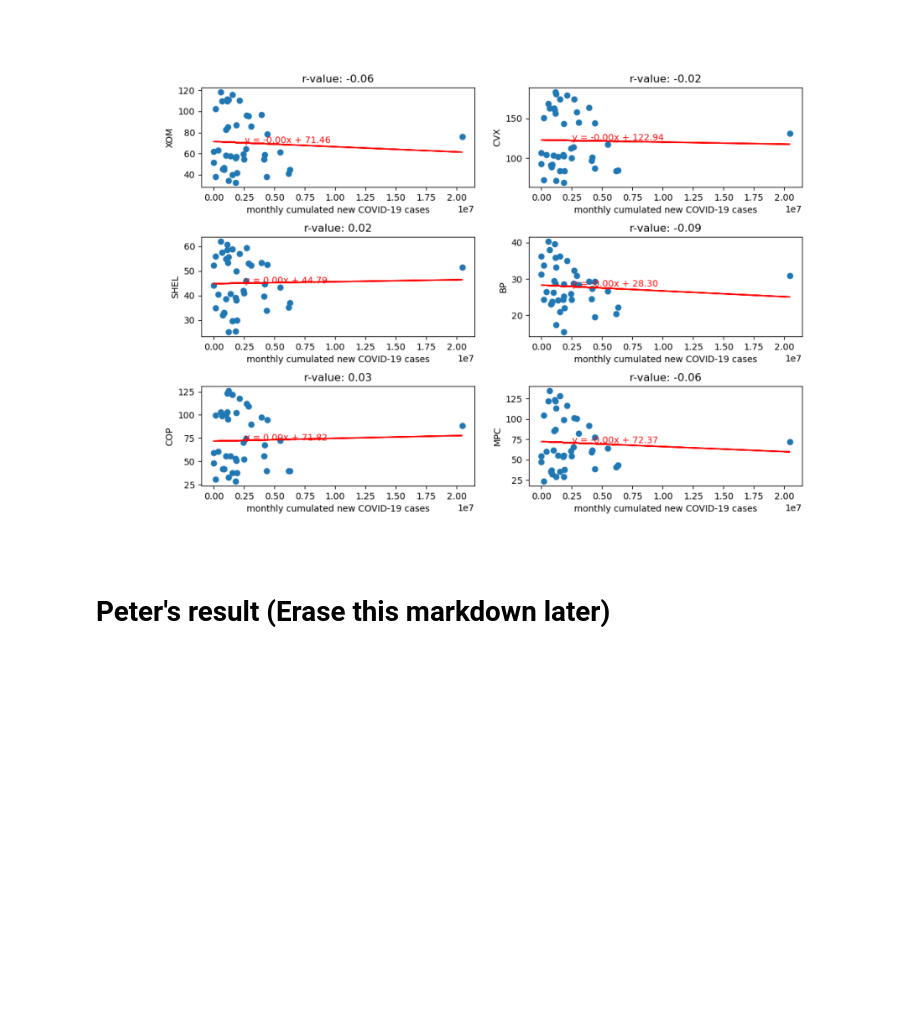
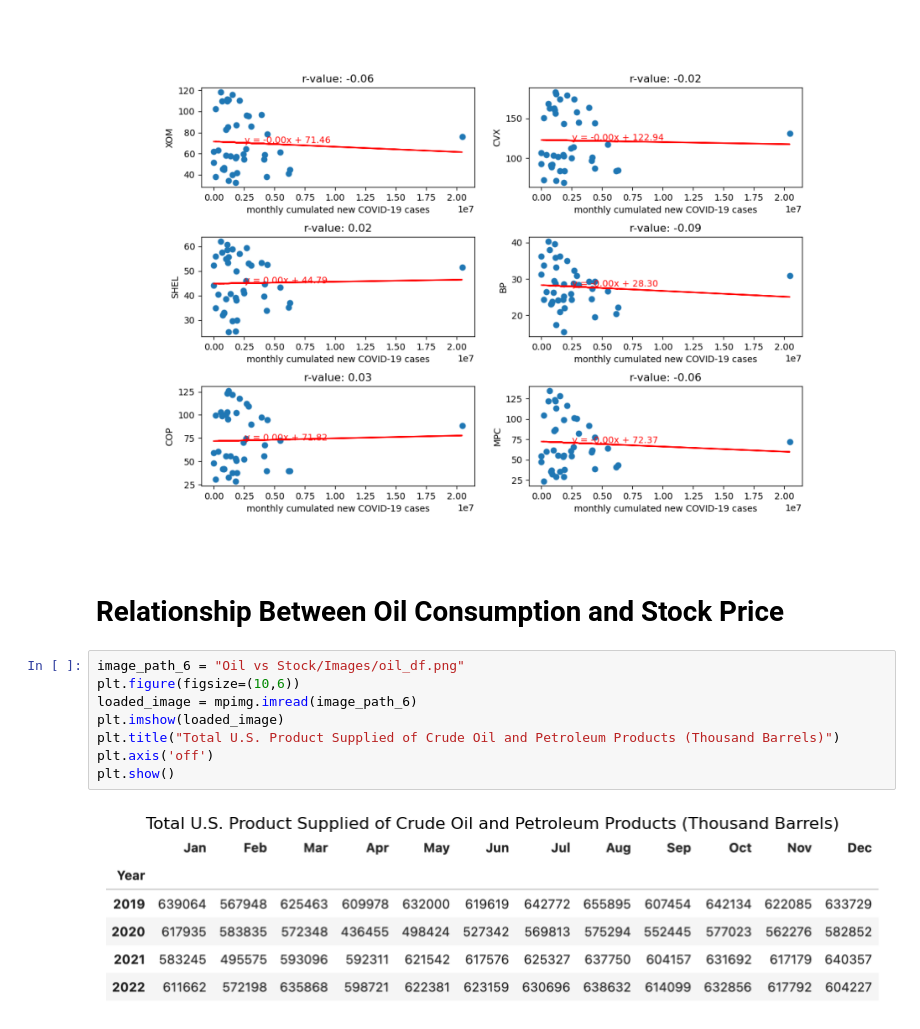
Before and after one commit to SIWhang213/Project-1-group-4, a Jupyter notebook: presentation_group4_draft.ipynb, the cells around one changed output. Cells and saved outputs as stored; diff of their text form; blank space fills up the shorter version.

```diff
--- a/presentation_group4_draft.ipynb
+++ b/presentation_group4_draft.ipynb
@@ -156,4 +156,14 @@ plt.show()
 # %% [output]
 [figure]
 # %% [markdown]
-# Peter's result (Erase this markdown later)
+# Relationship Between Oil Consumption and Stock Price
+# %%
+image_path_6 = "Oil vs Stock/Images/oil_df.png"
+plt.figure(figsize=(10,6))
+loaded_image = mpimg.imread(image_path_6)
+plt.imshow(loaded_image)
+plt.title("Total U.S. Product Supplied of Crude Oil and Petroleum Products (Thousand Barrels)")
+plt.axis('off')
+plt.show()
+# %% [output]
+[figure, added]
```
Also changed, not shown: parts of 2 cells of this notebook.
